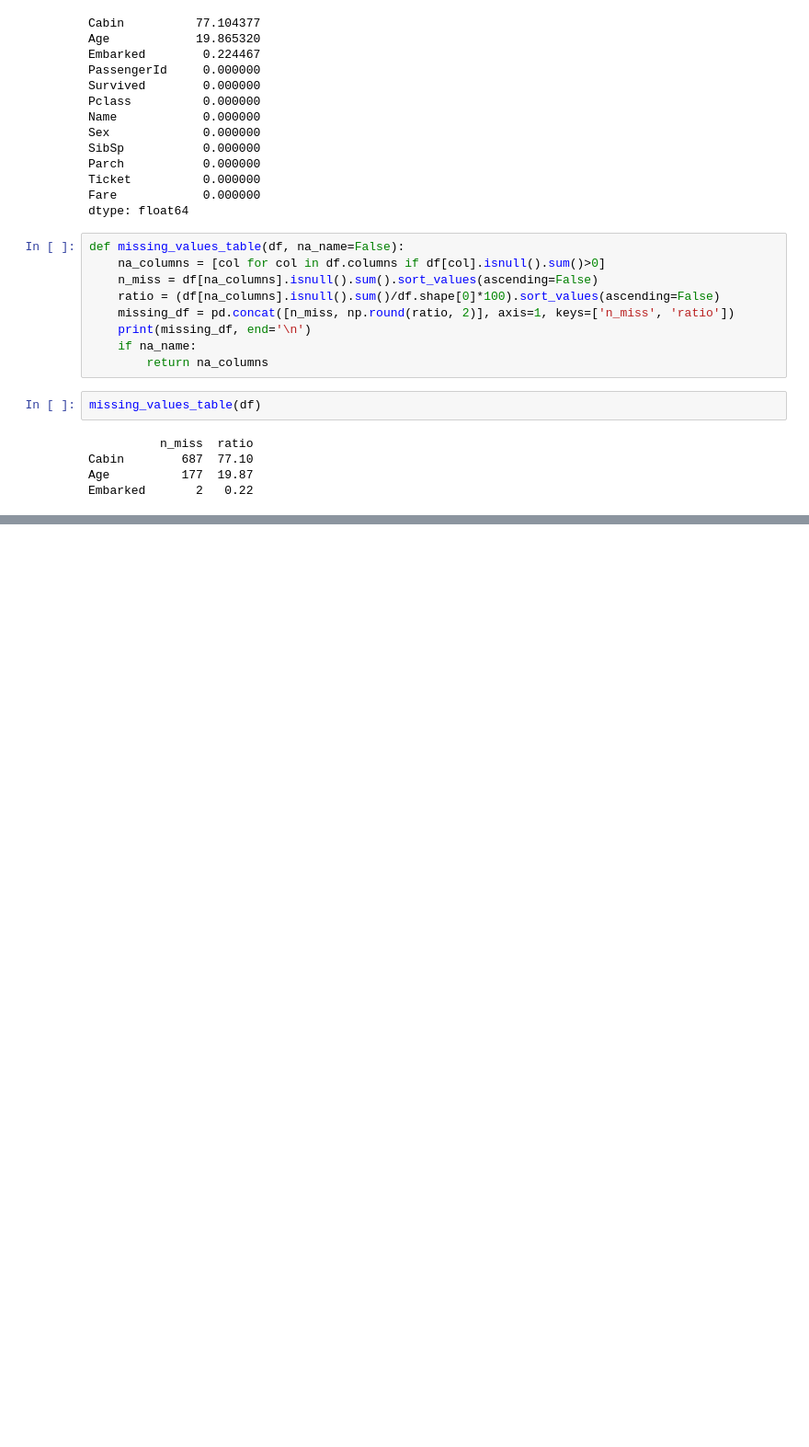
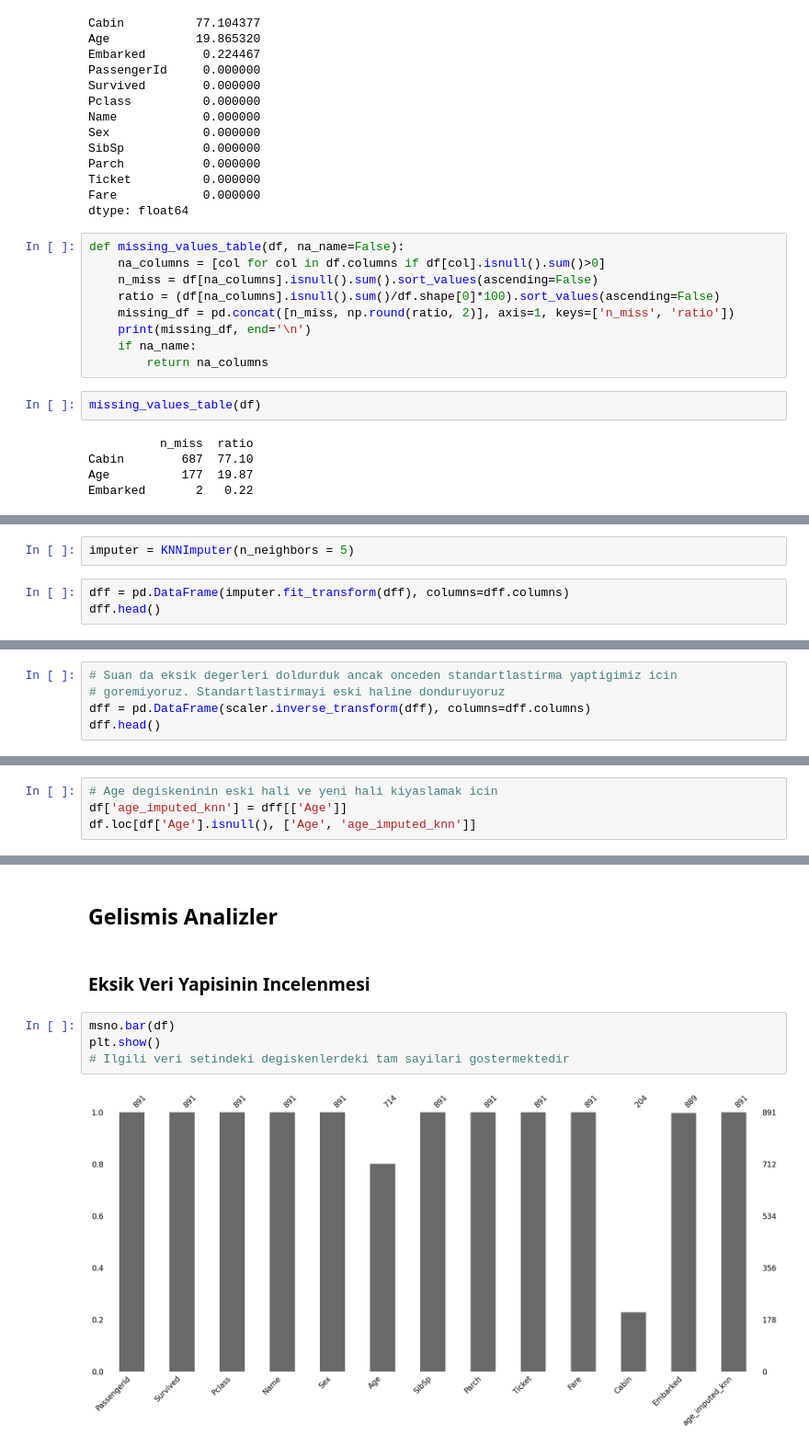
Before and after one commit to HuseyinEfkanAlp/FeatureEngineering, a Jupyter notebook: MissingValues/MissingValues.ipynb, the cells around one changed output, grey strips where cells are left out. Shown at 92% size. Cells and saved outputs as stored; diff of their text form; blank space fills up the shorter version.

```diff
--- a/MissingValues/MissingValues.ipynb
+++ b/MissingValues/MissingValues.ipynb
@@ -151,0 +345,5 @@ Embarked       2   0.22
+# %%
+imputer = KNNImputer(n_neighbors = 5)
+# %%
+dff = pd.DataFrame(imputer.fit_transform(dff), columns=dff.columns)
+dff.head()
@@ -151,0 +357,5 @@ Embarked       2   0.22
+# %%
+# Suan da eksik degerleri doldurduk ancak onceden standartlastirma yaptigimiz icin
+# goremiyoruz. Standartlastirmayi eski haline donduruyoruz
+dff = pd.DataFrame(scaler.inverse_transform(dff), columns=dff.columns)
+dff.head()
@@ -151,0 +369,4 @@ Embarked       2   0.22
+# %%
+# Age degiskeninin eski hali ve yeni hali kiyaslamak icin
+df['age_imputed_knn'] = dff[['Age']]
+df.loc[df['Age'].isnull(), ['Age', 'age_imputed_knn']]
@@ -151,0 +387,10 @@ Embarked       2   0.22
+# %% [markdown]
+## Gelismis Analizler
+# %% [markdown]
+### Eksik Veri Yapisinin Incelenmesi
+# %%
+msno.bar(df)
+plt.show()
+# Ilgili veri setindeki degiskenlerdeki tam sayilari gostermektedir
+# %% [output]
+[figure, added]
```
Also changed, not shown: parts of 36 cells of this notebook.
